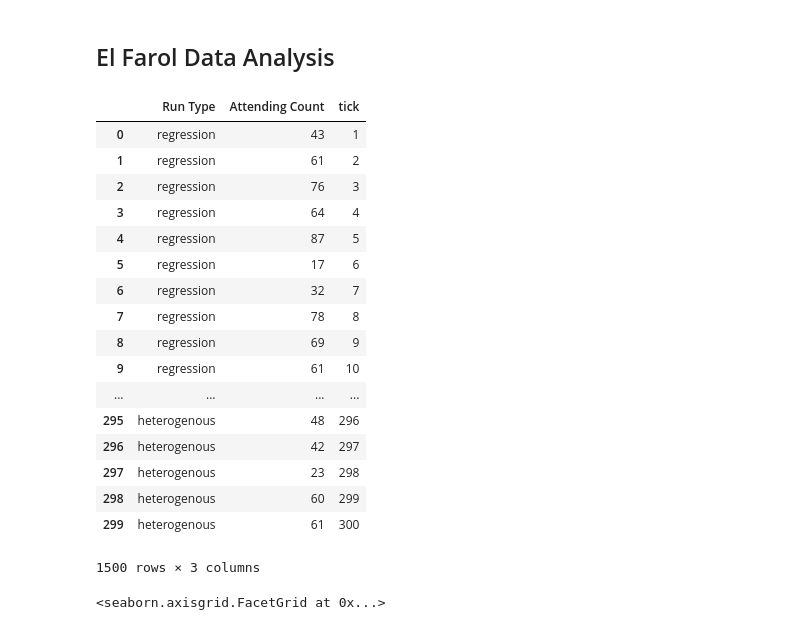
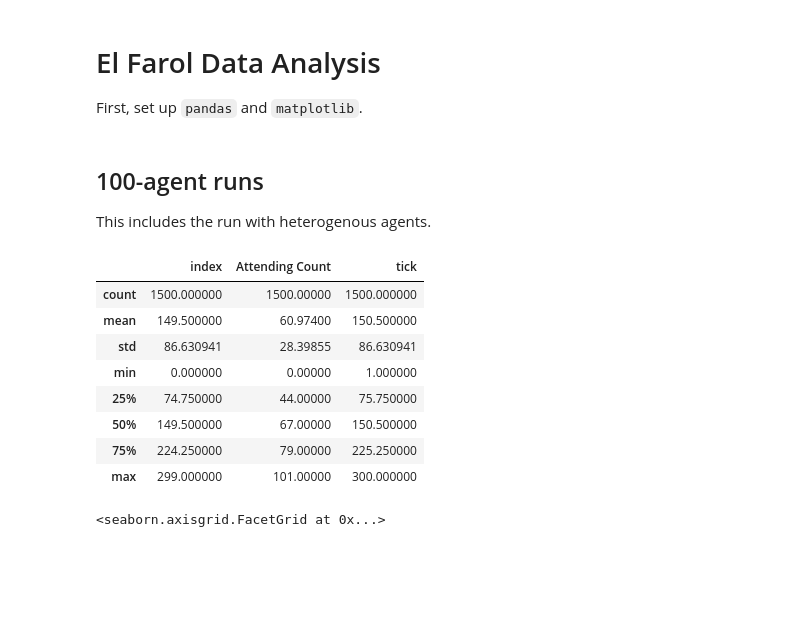
Before and after one commit to hawkw/cs383f2015-lab3, a Jupyter notebook: analysis.ipynb, the cells around one changed output. Cells and saved outputs as stored; diff of their text form; code cells hidden in the pictures; blank space fills up the shorter version.

```diff
--- a/analysis.ipynb
+++ b/analysis.ipynb
@@ -1,6 +1,8 @@
 # %% [markdown]
 El Farol Data Analysis
-----------------------
+======================
+
+First, set up `pandas` and `matplotlib`.
 # %%
 %matplotlib inline
 from matplotlib import pyplot as plt
@@ -13,6 +15,11 @@ import pandas
 #import plotly.tools as tls
 #from plotly.graph_objs import *
 #py.sign_in("hawk", "uknav5itni")
+# %% [markdown]
+100-agent runs
+--------------
+
+This includes the run with heterogenous agents.
 # %%
 runs100 = [ pandas.read_csv('results/elfarol-100agents-regression.csv'),
             pandas.read_csv('results/elfarol-100agents-random.csv'),
@@ -23,26 +30,17 @@ df100 = pandas.concat(runs100, keys=['regression','random','averaging','markov',
 # %%
 df100 = df100.reset_index(0)
 df100.rename(columns={"level_0":"Run Type"}, inplace=True)
-df100
+df100.describe()
 # %% [output]
-|  | Run Type | Attending Count | tick |
-| 0 | regression | 43 | 1 |
-| 1 | regression | 61 | 2 |
-| 2 | regression | 76 | 3 |
-| 3 | regression | 64 | 4 |
-| 4 | regression | 87 | 5 |
-| 5 | regression | 17 | 6 |
-| 6 | regression | 32 | 7 |
-| 7 | regression | 78 | 8 |
-| 8 | regression | 69 | 9 |
-| 9 | regression | 61 | 10 |
-| ... | ... | ... | ... |
-| 295 | heterogenous | 48 | 296 |
-| 296 | heterogenous | 42 | 297 |
-| 297 | heterogenous | 23 | 298 |
-| 298 | heterogenous | 60 | 299 |
-| 299 | heterogenous | 61 | 300 |
+|  | index | Attending Count | tick |
+| count | 1500.000000 | 1500.00000 | 1500.000000 |
+| mean | 149.500000 | 60.97400 | 150.500000 |
+| std | 86.630941 | 28.39855 | 86.630941 |
+| min | 0.000000 | 0.00000 | 1.000000 |
+| 25% | 74.750000 | 44.00000 | 75.750000 |
+| 50% | 149.500000 | 67.00000 | 150.500000 |
+| 75% | 224.250000 | 79.00000 | 225.250000 |
+| max | 299.000000 | 101.00000 | 300.000000 |
-1500 rows × 3 columns
 # %%
 sns.lmplot(x='tick', y='Attending Count', data=df100, hue='Run Type')
 # %% [output]
```
Also changed, not shown: parts of 6 cells of this notebook.
